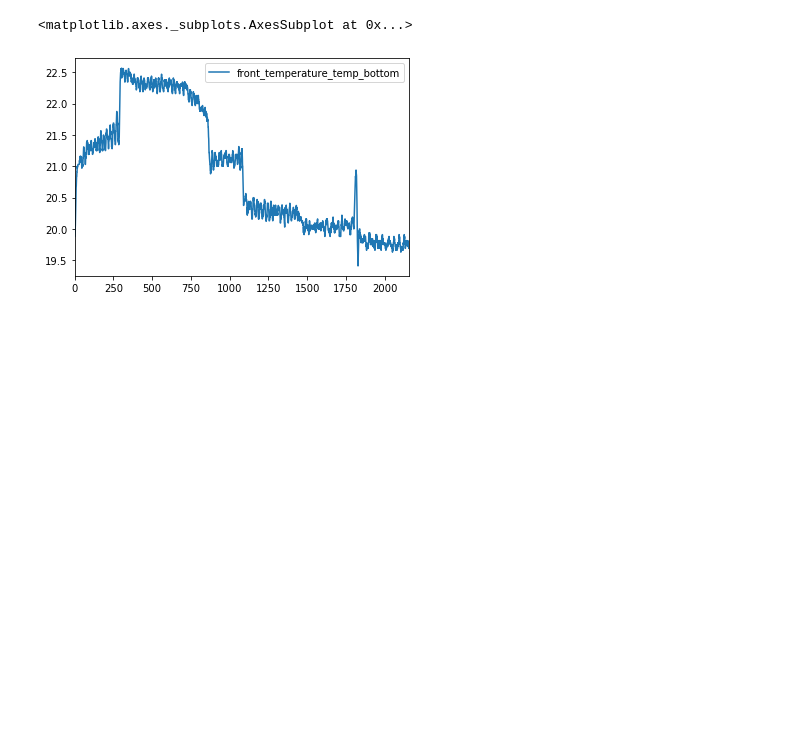
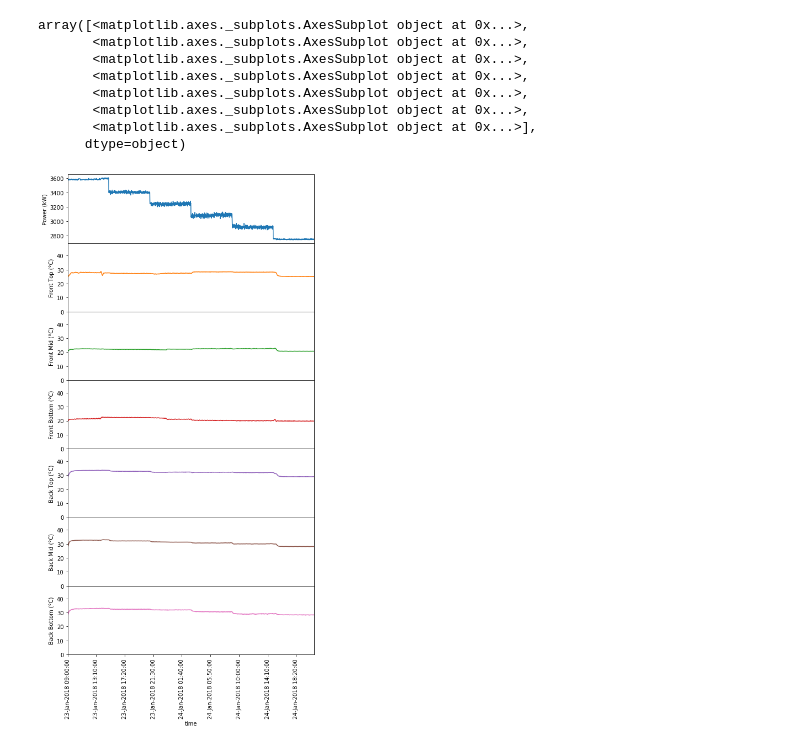
Before and after one commit to jsjolund/rafsine, a Jupyter notebook: problems/pod2/input/load_measurements.ipynb, the cells around one changed output. Saved outputs shown, nothing was run; the diff lists cells and outputs as text; code cells hidden in the pictures; blank space fills up the shorter version.

Commit message:
Plot rack measurements

```diff
--- a/problems/pod2/input/load_measurements.ipynb
+++ b/problems/pod2/input/load_measurements.ipynb
@@ -26,25 +26,42 @@ rack07 = open_csv('rack07.csv')
 rack08 = open_csv('rack08.csv')
 rack09 = open_csv('rack09.csv')
 rack10 = open_csv('rack10.csv')
-# %%
-def plot_rack(rack):
-    in_b = rack['front_temperature_temp_bottom']
-    in_m = rack['front_temperature_temp_middle']
-    in_t = rack['front_temperature_temp_top']
-    out_b = rack['rear_temperature_temp_bottom']
-    out_m = rack['rear_temperature_temp_middle']
-    out_t = rack['rear_temperature_temp_top']
-    fig, ax = plt.subplots(2, 1, sharex=True)
-    #plt.xticks(rotation=90)
-    ax[0].plot(rack01['time'], in_t)
-    ax[1].plot(rack01['time'], in_m)
-    #fig.subplots_adjust(hspace=0)
-    #plt.setp([a.get_xticklabels() for a in fig.axes[:-1]], visible=False)
-    return plt
-
-#plot01 = plot_rack(rack01)
-#plot01.show()
-rack05.plot(y='front_temperature_temp_bottom')
-# %% [output]
-<matplotlib.axes._subplots.AxesSubplot at 0x...>
-[figure, removed]
+# %%
+def plot_rack(rack):
+    rack['realpower_sum'] = rack['realpower_l1'] + rack['realpower_l2'] + rack['realpower_l3']
+    xaxis = 'time'
+    yaxis = ['realpower_sum',
+            'front_temperature_temp_top',
+            'front_temperature_temp_middle',
+            'front_temperature_temp_bottom',
+            'rear_temperature_temp_top',
+            'rear_temperature_temp_middle',
+            'rear_temperature_temp_bottom']
+    fig, ax = plt.subplots(7, 1, figsize=(8, 16), sharex=True, sharey=False)
+    plt.subplots_adjust(hspace=0)
+    for a in ax[1:]:
+        a.set_ylim((0, 49))
+    ax[0].set_ylabel('Power (kW)')
+    ax[1].set_ylabel('Front Top (°C)')
+    ax[2].set_ylabel('Front Mid (°C)')
+    ax[3].set_ylabel('Front Bottom (°C)')
+    ax[4].set_ylabel('Back Top (°C)')
+    ax[5].set_ylabel('Back Mid (°C)')
+    ax[6].set_ylabel('Back Bottom (°C)')
+    return rack, xaxis, yaxis, ax
+
+df, xaxis, yaxis, ax = plot_rack(rack05)
+df.plot(x=xaxis, y=yaxis, ax=ax, rot=90, subplots=True, legend=False, x_compat=True)
+
+df, xaxis, yaxis, ax = plot_rack(rack06)
+df.plot(x=xaxis, y=yaxis, ax=ax, rot=90, subplots=True, legend=False, x_compat=True)
+# %% [output]
+array([<matplotlib.axes._subplots.AxesSubplot object at 0x...>,
+       <matplotlib.axes._subplots.AxesSubplot object at 0x...>,
+       <matplotlib.axes._subplots.AxesSubplot object at 0x...>,
+       <matplotlib.axes._subplots.AxesSubplot object at 0x...>,
+       <matplotlib.axes._subplots.AxesSubplot object at 0x...>,
+       <matplotlib.axes._subplots.AxesSubplot object at 0x...>,
+       <matplotlib.axes._subplots.AxesSubplot object at 0x...>],
+      dtype=object)
+[figure, added]
```
Also changed, not shown: parts of 3 cells of this notebook.
